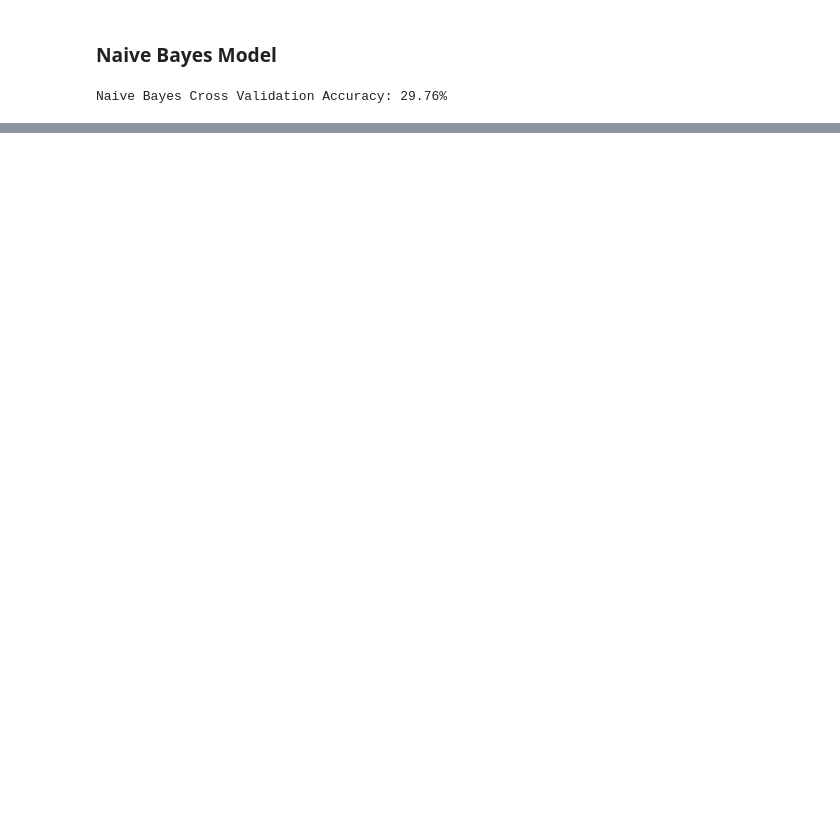
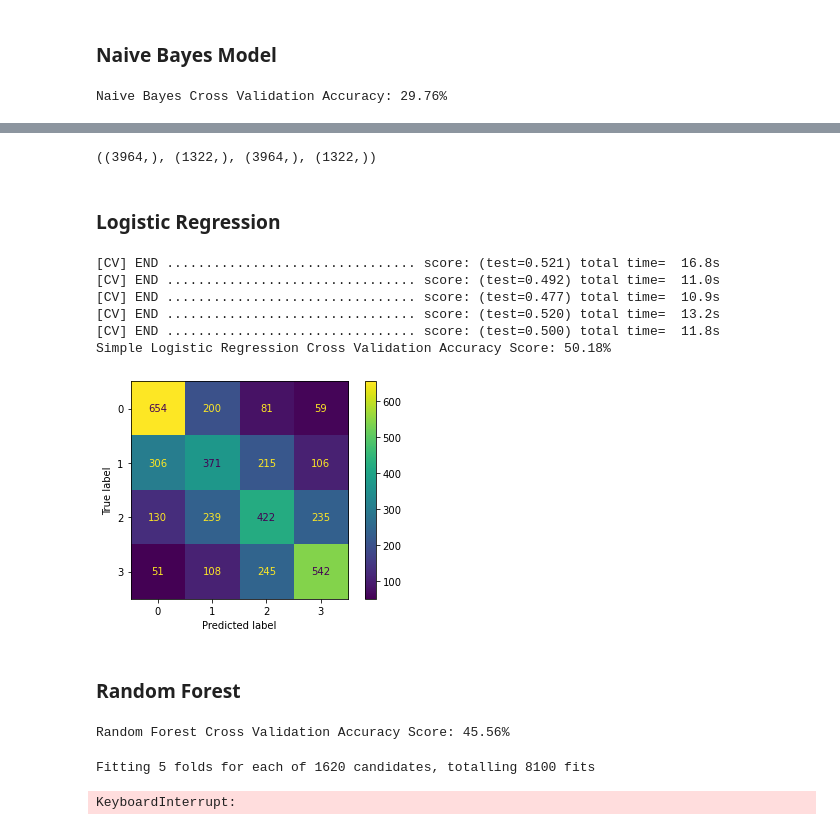
Before and after one commit to jfbr1283/Airbnb_Reviews_Analysis, a Jupyter notebook: working_notebooks/airbnb_nlp_reviews.ipynb, the cells around one changed output, grey strips where cells are left out. Saved outputs shown, nothing was run; the diff lists cells and outputs as text; code cells hidden in the pictures; blank space fills up the shorter version.

```diff
--- a/working_notebooks/airbnb_nlp_reviews.ipynb
+++ b/working_notebooks/airbnb_nlp_reviews.ipynb
@@ -988,4 +345,4 @@ df_processed2['processed_reviews'].isna().sum()
 # %%
 #dropping null values
-df_processed2.dropna(subset=['processed_reviews'], inplace=True)
+df_processed_out.dropna(subset=['processed_reviews'], inplace=True)
 # %%
@@ -994,0 +368,5 @@ df_processed2['price_range'].isna().sum()
+# %%
+#drop long term stays
+b = ['11', '6', 'Half-bath', 'Private', 'Shared', '11.5']
+bathroom_drop = df_processed_out[df_processed_out['bathrooms_text'].isin(b)].index
+df_processed_out.drop(bathroom_drop, inplace=True)
@@ -995,2 +383,4 @@ df_processed2['price_range'].isna().sum()
+# %%
+df_processed_out['bathrooms_text'] = df_processed_out['bathrooms_text'].astype(float)
 # %%
 #train test split on data after using new Regex pattern in pre-processing
@@ -1248,0 +942,64 @@ Naive Bayes Cross Validation Accuracy: 29.76%
+# %%
+#train test split on data after using new Regex pattern in pre-processing
+X = df_processed_out["processed_reviews"]
+y = df_processed_out["price_range"]
+
+X_train2, X_test2, y_train2, y_test2 = train_test_split(
+    X, y, test_size=0.25, random_state=42
+)
+
+X_train2.shape, X_test2.shape, y_train2.shape, y_test2.shape
+# %% [output]
+((3964,), (1322,), (3964,), (1322,))
+# %% [markdown]
+### Logistic Regression
+# %%
+pipe_log = Pipeline([("vec", TfidfVectorizer()), ("log", LogisticRegression(max_iter=10000))])
+
+pipe_log_score = np.mean(cross_val_score(pipe_log, X_train2, y_train2, cv=5, scoring="accuracy", verbose=3))
+
+print(f"Simple Logistic Regression Cross Validation Accuracy Score: {pipe_log_score*100:,.2f}%")
+# %% [output]
+[CV] END ................................ score: (test=0.521) total time=  16.8s
+[CV] END ................................ score: (test=0.492) total time=  11.0s
+[CV] END ................................ score: (test=0.477) total time=  10.9s
+[CV] END ................................ score: (test=0.520) total time=  13.2s
+[CV] END ................................ score: (test=0.500) total time=  11.8s
+Simple Logistic Regression Cross Validation Accuracy Score: 50.18%
+# %%
+#plot confusion matrix
+y_pred_log_cv = cross_val_predict(pipe_log, X_train2, y_train2, cv=5)
+
+log_matrix = confusion_matrix(y_train2, y_pred_log_cv)
+ConfusionMatrixDisplay(log_matrix).plot();
+# %% [output]
+[figure, added]
+# %% [markdown]
+### Random Forest
+# %%
+pipe_rf = Pipeline([("vec", TfidfVectorizer()), ("rf", RandomForestClassifier(random_state=42))])
+
+pipe_rf_score = np.mean(cross_val_score(pipe_rf, X_train2, y_train2, cv=5, scoring="accuracy"))
+
+print(f"Random Forest Cross Validation Accuracy Score: {pipe_rf_score*100:,.2f}%")
+# %% [output]
+Random Forest Cross Validation Accuracy Score: 45.56%
+# %%
+#Grid search for hyperparameter tuning the Random Forest
+
+# Define parameter grid for the Random Forest Model
+rf_param_grid = {
+    'rf__n_estimators': [50, 100, 200],
+    'rf__min_samples_split': [2, 3, 4],
+    'rf__max_depth': [None, 25, 50, 75, 100],
+    'rf__class_weight': [None, 'balanced'],
+    'vec__ngram_range': [(1, 1), (1, 2)],
+    'vec__min_df': [0.01, 0.1, 0.2],
+    'vec__max_df': [0.9, 0.95, 1.0]
+}
+
+forest_grid = GridSearchCV(pipe_rf, rf_param_grid, cv=5, verbose=10, scoring='accuracy', n_jobs=-3)
+forest_grid.fit(X_train2, y_train2)
+# %% [output]
+Fitting 5 folds for each of 1620 candidates, totalling 8100 fits
+KeyboardInterrupt:
```
Also changed, not shown: parts of 136 cells of this notebook, 2 other files.
